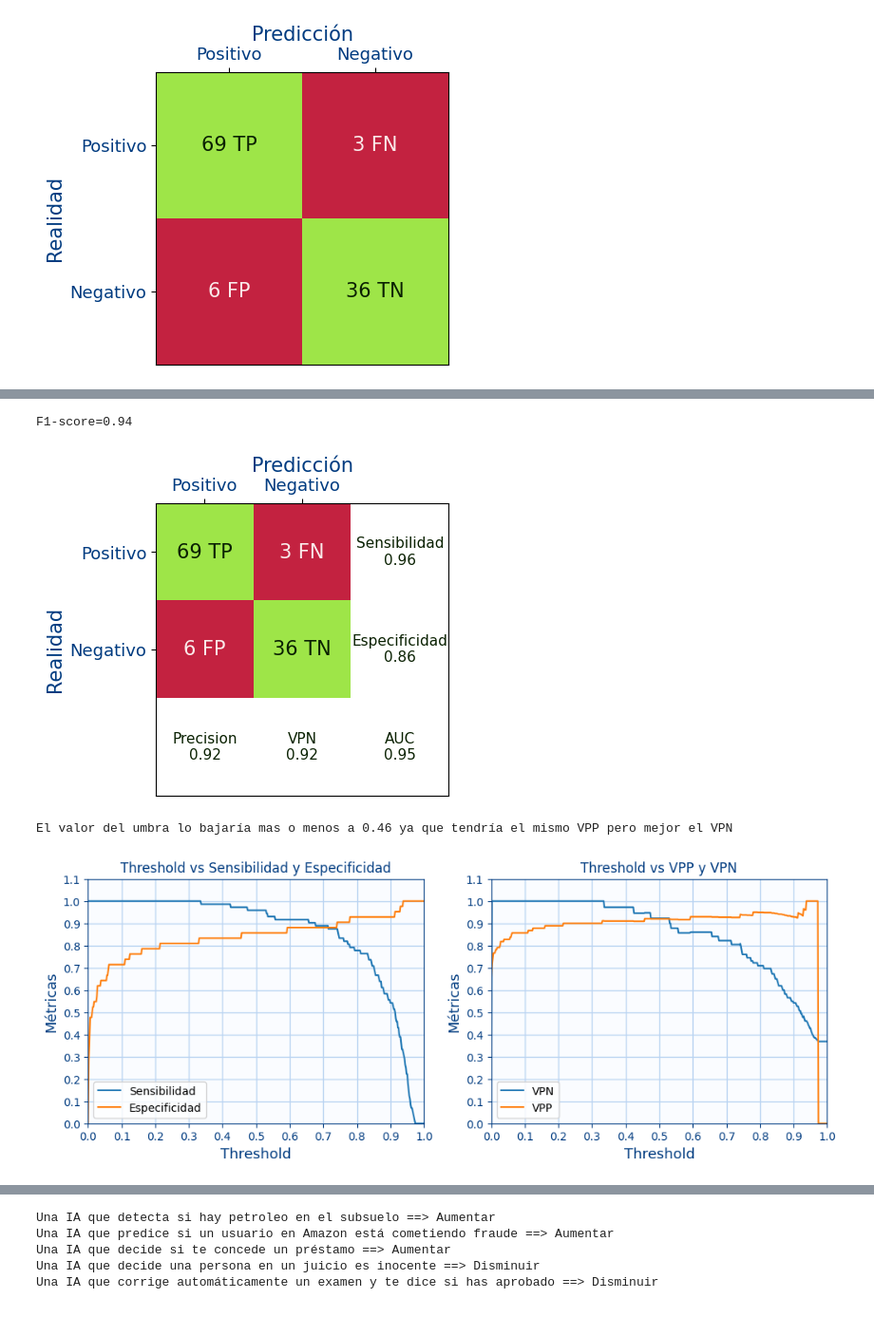
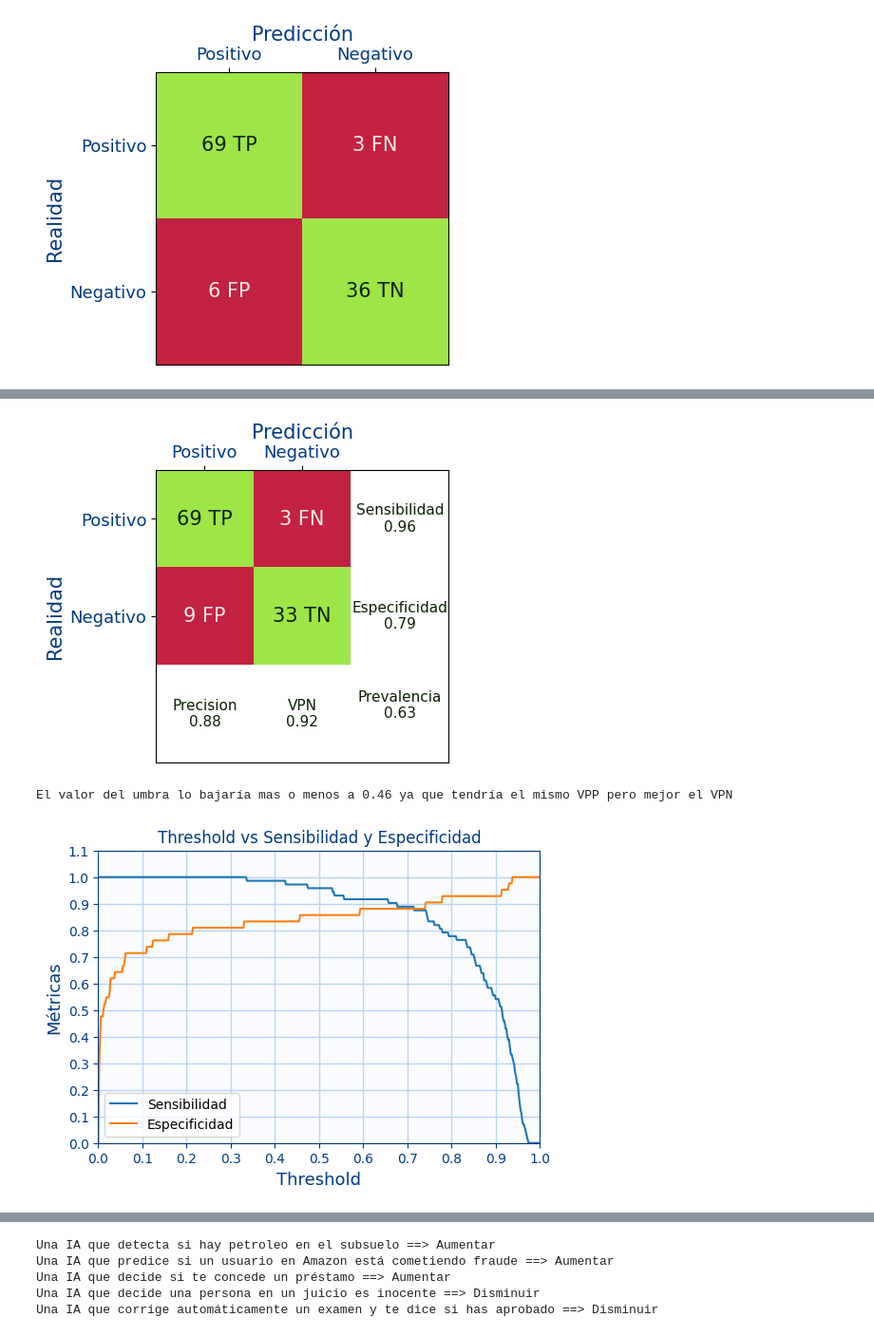
Before and after one commit to logongas/soluciones_ejercicios_modulo_pia, a Jupyter notebook: tema_07/ejercicios_tema_07_c_metricas.ipynb, the cells around one changed output, grey strips where cells are left out. Shown at 95% size. Drawn from its saved outputs; the diff is of its cells as text; code cells hidden in the pictures.

Commit message:
metricas basicas

```diff
--- a/tema_07/ejercicios_tema_07_c_metricas.ipynb
+++ b/tema_07/ejercicios_tema_07_c_metricas.ipynb
@@ -165,13 +165,13 @@ def axes_configure_for_metrics(axes,title,xlabel,ylabel,color="#003B80",facecolo
     axes.xaxis.set_major_locator(MultipleLocator(0.1))
     axes.yaxis.set_major_locator(MultipleLocator(0.1))
     axes.grid(visible=True, which='major', axis='both',color=gridcolor,linewidth=1)
+    axes.set_axisbelow(True)
 
     axes.set_facecolor(facecolor)
     axes.spines['bottom'].set_color(color)
     axes.spines['top'].set_color(color)
     axes.spines['right'].set_color(color)
     axes.spines['left'].set_color(color)
-    axes.xaxis.label.set_color(color)
     axes.tick_params(axis='both', colors=color)
 
     if (legend):
@@ -413,57 +403,54 @@ model.save('mymodel.keras')
 #Ejercicio 3.E
 new_model=tf.keras.models.load_model('mymodel.keras',custom_objects={"specificity": specificity})
 
-x_train, x_test, y_train, y_test=get_datos()
+x_train, x_test, y_train, y_test=get_datos(71)
 y_score=new_model.predict(x_test).reshape(-1)
 y_true=y_test
 
 TP,TN,FP,FN=get_matriz_confusion(y_true,y_score,threshold=0.5)
-sensibilidad,especificidad,vpp,vpn,auc=get_metrics(TP,TN,FP,FN)
-
+sensibilidad,especificidad,vpp,vpn,prevalencia=get_metrics(TP,TN,FP,FN)
 figure=plt.figure(figsize=(4,4))
 axes=figure.add_subplot(1,1,1)
-plot_matriz_confusion(axes,TP=TP,TN=TN,FP=FP,FN=FN,sensibilidad=sensibilidad,especificidad=especificidad,vpp=vpp,vpn=vpn,auc=auc)
-
-f1_score=div_not_nan(2*TP,2*TP+FP+FN)
-print(f"F1-score={f1_score:.2f}")
+plot_matriz_confusion(axes,TP=TP,TN=TN,FP=FP,FN=FN,sensibilidad=sensibilidad,especificidad=especificidad,vpp=vpp,vpn=vpn,prevalencia=prevalencia)
 # %% [output]
-F1-score=0.94
-[figure, old version]
+[figure, new version]
 # %%
 # Ejercicio 3.F
-rango_threshold=np.linspace(0,1,500)
+
+x_train, x_test, y_train, y_test=get_datos()
 y_score=new_model.predict(x_test).reshape(-1)
 y_true=y_test
 
-rango_sensibilidad=[]
-rango_especificidad=[]
-rango_vpp=[]
-rango_vpn=[]
-for threshold in rango_threshold:
-    TP,TN,FP,FN=get_matriz_confusion(y_true,y_score,threshold=threshold)
-    sensibilidad,especificidad,vpp,vpn,auc=get_metrics(TP,TN,FP,FN)
-    rango_sensibilidad.append(sensibilidad)
-    rango_especificidad.append(especificidad)
-    rango_vpp.append(vpp)
-    rango_vpn.append(vpn)
+
+def get_threshold_sensibilidad_especificidad(y_true,y_score):
+    rango_threshold=np.linspace(0,1,500)
+    rango_sensibilidad=[]
+    rango_especificidad=[]
+    rango_vpp=[]
+    rango_vpn=[]
+    for threshold in rango_threshold:
+        TP,TN,FP,FN=get_matriz_confusion(y_true,y_score,threshold=threshold)
+        sensibilidad,especificidad,_,_,_=get_metrics(TP,TN,FP,FN)
+        rango_sensibilidad.append(sensibilidad)
+        rango_especificidad.append(especificidad)
+
+    return rango_threshold,rango_sensibilidad,rango_especificidad
 
 
-figure=plt.figure(figsize=(12, 4))
-axes=figure.add_subplot(1,2,1)
+rango_threshold,rango_sensibilidad,rango_especificidad=get_threshold_sensibilidad_especificidad(y_true,y_score)
+
+figure=plt.figure(figsize=(6, 4))
+axes=figure.add_subplot(1,1,1)
 axes.plot(rango_threshold,rango_sensibilidad,linestyle="solid",label="Sensibilidad")
 axes.plot(rango_threshold,rango_especificidad,linestyle="solid",label="Especificidad")
 axes_configure_for_metrics(axes,"Threshold vs Sensibilidad y Especificidad","Threshold","Métricas")
 
-axes=figure.add_subplot(1,2,2)
-axes.plot(rango_threshold,rango_vpn,linestyle="solid",label="VPN")
-axes.plot(rango_threshold,rango_vpp,linestyle="solid",label="VPP")
-axes_configure_for_metrics(axes,"Threshold vs VPP y VPN","Threshold","Métricas")
 
 
 
 print("El valor del umbra lo bajaría mas o menos a 0.46 ya que tendría el mismo VPP pero mejor el VPN")
 # %% [output]
 El valor del umbra lo bajaría mas o menos a 0.46 ya que tendría el mismo VPP pero mejor el VPN
-[figure, old version]
+[figure, new version]
 # %%
 # Ejercicio 3.G
```
Also changed, not shown: parts of 8 cells of this notebook.
